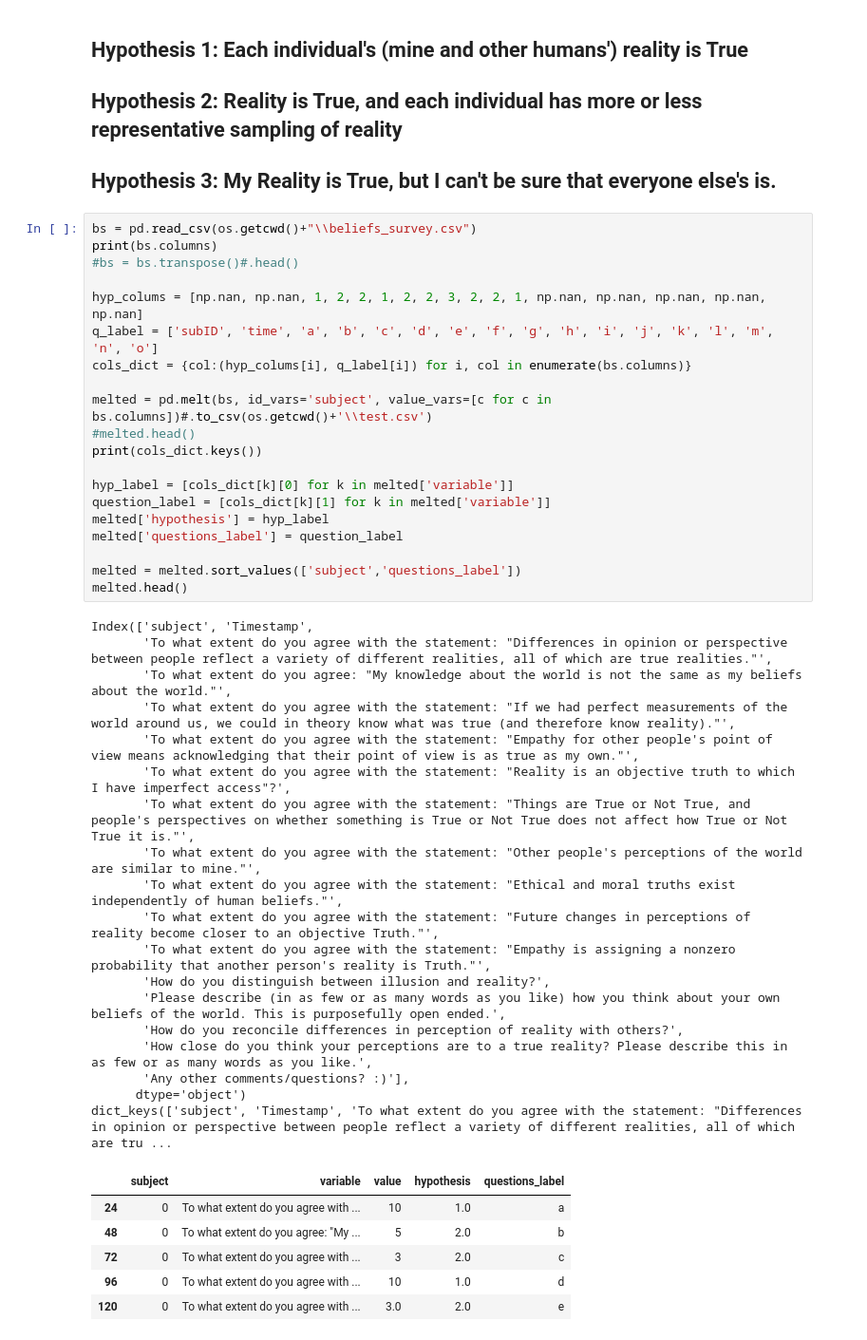
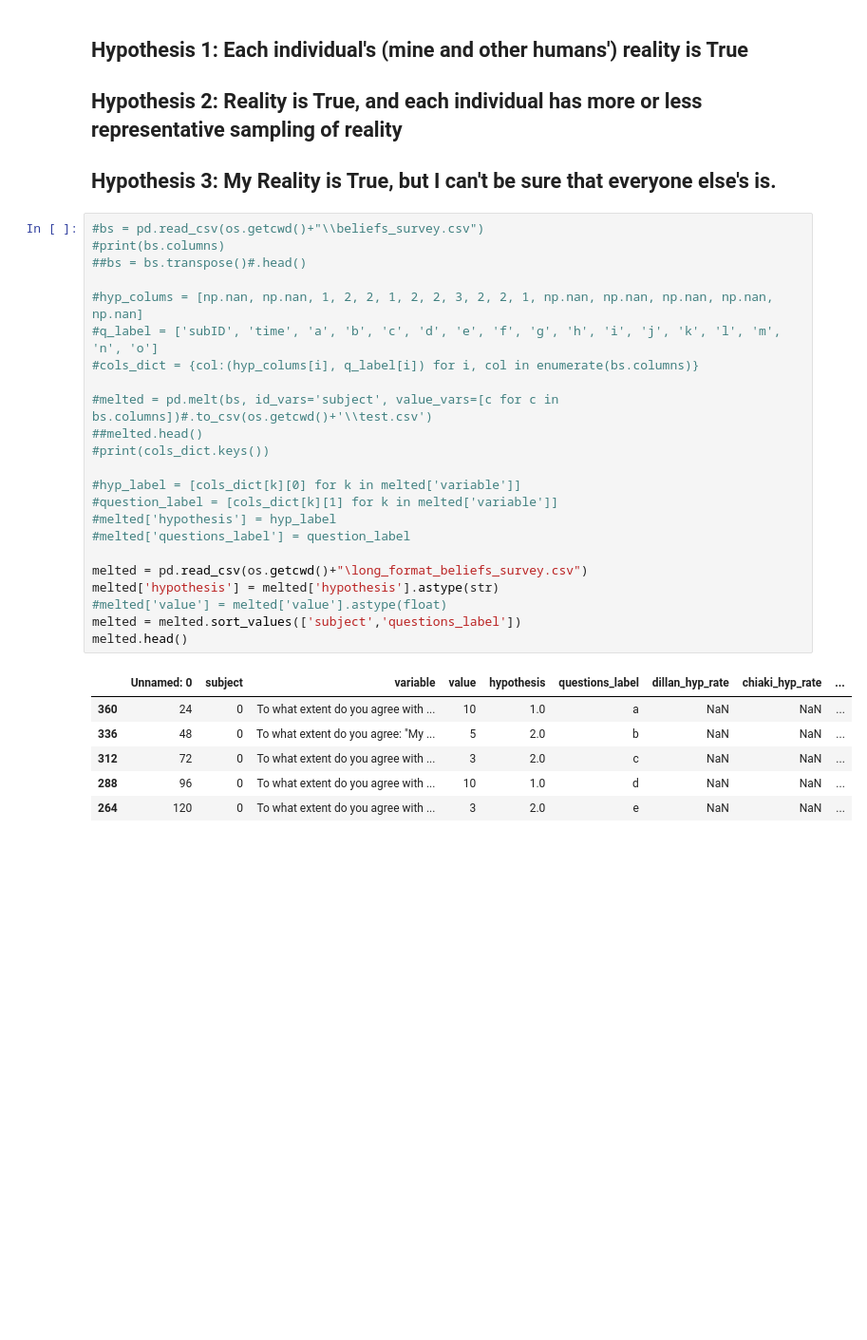
Before and after one commit to dillancellier/beliefs_survey, a Jupyter notebook: analysis.ipynb, the cells around one changed output. Shown: that part at 95% size. Drawn from its saved outputs; the diff is of its cells as text; blank space fills up the shorter version.

```diff
--- a/analysis.ipynb
+++ b/analysis.ipynb
@@ -19,47 +11,32 @@ please provide us feedback at https://github.com/pandas-dev/pandas/issues/54466
 ## Hypothesis 2: Reality is True, and each individual has more or less representative sampling of reality
 ## Hypothesis 3: My Reality is True, but I can't be sure that everyone else's is.
 # %%
-bs = pd.read_csv(os.getcwd()+"\\beliefs_survey.csv")
-print(bs.columns)
-#bs = bs.transpose()#.head()
+#bs = pd.read_csv(os.getcwd()+"\\beliefs_survey.csv")
+#print(bs.columns)
+##bs = bs.transpose()#.head()
 
-hyp_colums = [np.nan, np.nan, 1, 2, 2, 1, 2, 2, 3, 2, 2, 1, np.nan, np.nan, np.nan, np.nan, np.nan]
-q_label = ['subID', 'time', 'a', 'b', 'c', 'd', 'e', 'f', 'g', 'h', 'i', 'j', 'k', 'l', 'm', 'n', 'o']
-cols_dict = {col:(hyp_colums[i], q_label[i]) for i, col in enumerate(bs.columns)}
+#hyp_colums = [np.nan, np.nan, 1, 2, 2, 1, 2, 2, 3, 2, 2, 1, np.nan, np.nan, np.nan, np.nan, np.nan]
+#q_label = ['subID', 'time', 'a', 'b', 'c', 'd', 'e', 'f', 'g', 'h', 'i', 'j', 'k', 'l', 'm', 'n', 'o']
+#cols_dict = {col:(hyp_colums[i], q_label[i]) for i, col in enumerate(bs.columns)}
 
-melted = pd.melt(bs, id_vars='subject', value_vars=[c for c in bs.columns])#.to_csv(os.getcwd()+'\\test.csv')
-#melted.head()
-print(cols_dict.keys())
+#melted = pd.melt(bs, id_vars='subject', value_vars=[c for c in bs.columns])#.to_csv(os.getcwd()+'\\test.csv')
+##melted.head()
+#print(cols_dict.keys())
 
-hyp_label = [cols_dict[k][0] for k in melted['variable']]
-question_label = [cols_dict[k][1] for k in melted['variable']]
-melted['hypothesis'] = hyp_label
-melted['questions_label'] = question_label
+#hyp_label = [cols_dict[k][0] for k in melted['variable']]
+#question_label = [cols_dict[k][1] for k in melted['variable']]
+#melted['hypothesis'] = hyp_label
+#melted['questions_label'] = question_label
 
+melted = pd.read_csv(os.getcwd()+"\long_format_beliefs_survey.csv")
+melted['hypothesis'] = melted['hypothesis'].astype(str)
+#melted['value'] = melted['value'].astype(float)
 melted = melted.sort_values(['subject','questions_label'])
 melted.head()
 # %% [output]
-Index(['subject', 'Timestamp',
-       'To what extent do you agree with the statement: "Differences in opinion or perspective between people reflect a variety of different realities, all of which are true realities."',
-       'To what extent do you agree: "My knowledge about the world is not the same as my beliefs about the world."',
-       'To what extent do you agree with the statement: "If we had perfect measurements of the world around us, we could in theory know what was true (and therefore know reality)."',
-       'To what extent do you agree with the statement: "Empathy for other people's point of view means acknowledging that their point of view is as true as my own."',
-       'To what extent do you agree with the statement: "Reality is an objective truth to which I have imperfect access"?',
-       'To what extent do you agree with the statement: "Things are True or Not True, and people's perspectives on whether something is True or Not True does not affect how True or Not True it is."',
-       'To what extent do you agree with the statement: "Other people's perceptions of the world are similar to mine."',
-       'To what extent do you agree with the statement: "Ethical and moral truths exist independently of human beliefs."',
-       'To what extent do you agree with the statement: "Future changes in perceptions of reality become closer to an objective Truth."',
-       'To what extent do you agree with the statement: "Empathy is assigning a nonzero probability that another person's reality is Truth."',
-       'How do you distinguish between illusion and reality?',
-       'Please describe (in as few or as many words as you like) how you think about your own beliefs of the world. This is purposefully open ended.',
-       'How do you reconcile differences in perception of reality with others?',
-       'How close do you think your perceptions are to a true reality? Please describe this in as few or as many words as you like.',
-       'Any other comments/questions? :)'],
-      dtype='object')
-dict_keys(['subject', 'Timestamp', 'To what extent do you agree with the statement: "Differences in opinion or perspective between people reflect a variety of different realities, all of which are tru ...
-|  | subject | variable | value | hypothesis | questions_label |
-| 24 | 0 | To what extent do you agree with ... | 10 | 1.0 | a |
-| 48 | 0 | To what extent do you agree: "My ... | 5 | 2.0 | b |
-| 72 | 0 | To what extent do you agree with ... | 3 | 2.0 | c |
-| 96 | 0 | To what extent do you agree with ... | 10 | 1.0 | d |
-| 120 | 0 | To what extent do you agree with ... | 3.0 | 2.0 | e |
+|  | Unnamed: 0 | subject | variable | value | hypothesis | questions_label | dillan_hyp_rate | chiaki_hyp_rate | ... |
+| 360 | 24 | 0 | To what extent do you agree with ... | 10 | 1.0 | a | NaN | NaN | ... |
+| 336 | 48 | 0 | To what extent do you agree: "My ... | 5 | 2.0 | b | NaN | NaN | ... |
+| 312 | 72 | 0 | To what extent do you agree with ... | 3 | 2.0 | c | NaN | NaN | ... |
+| 288 | 96 | 0 | To what extent do you agree with ... | 10 | 1.0 | d | NaN | NaN | ... |
+| 264 | 120 | 0 | To what extent do you agree with ... | 3 | 2.0 | e | NaN | NaN | ... |
```
Also changed, not shown: parts of 12 cells of this notebook, 2 other files.
